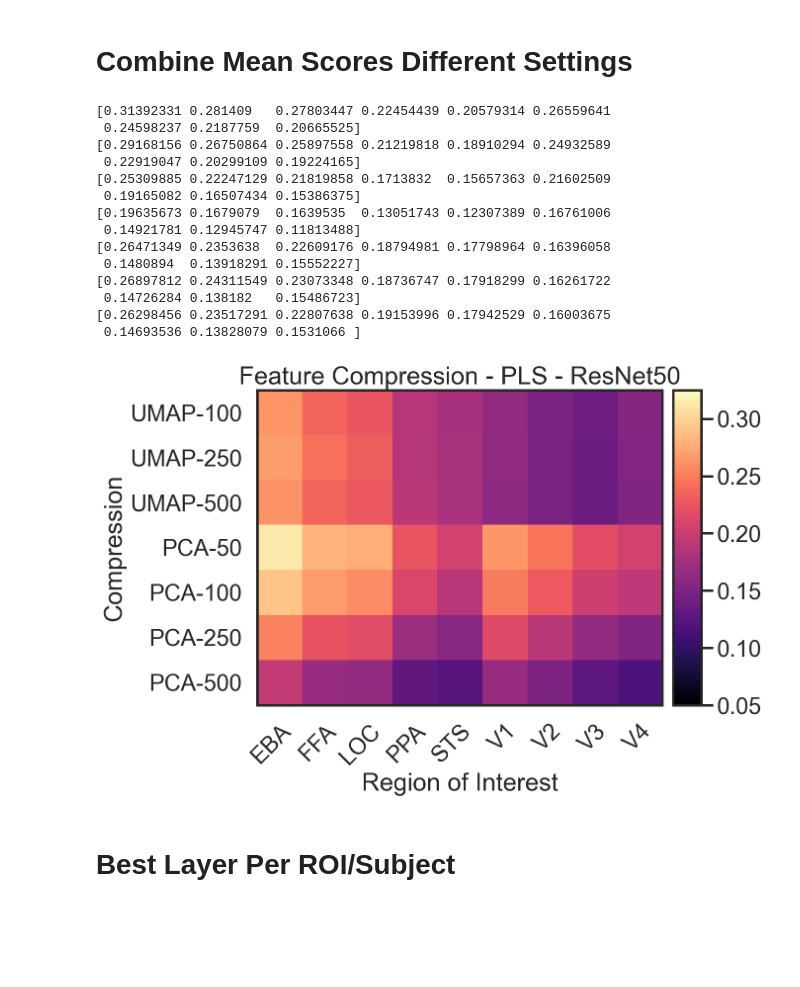
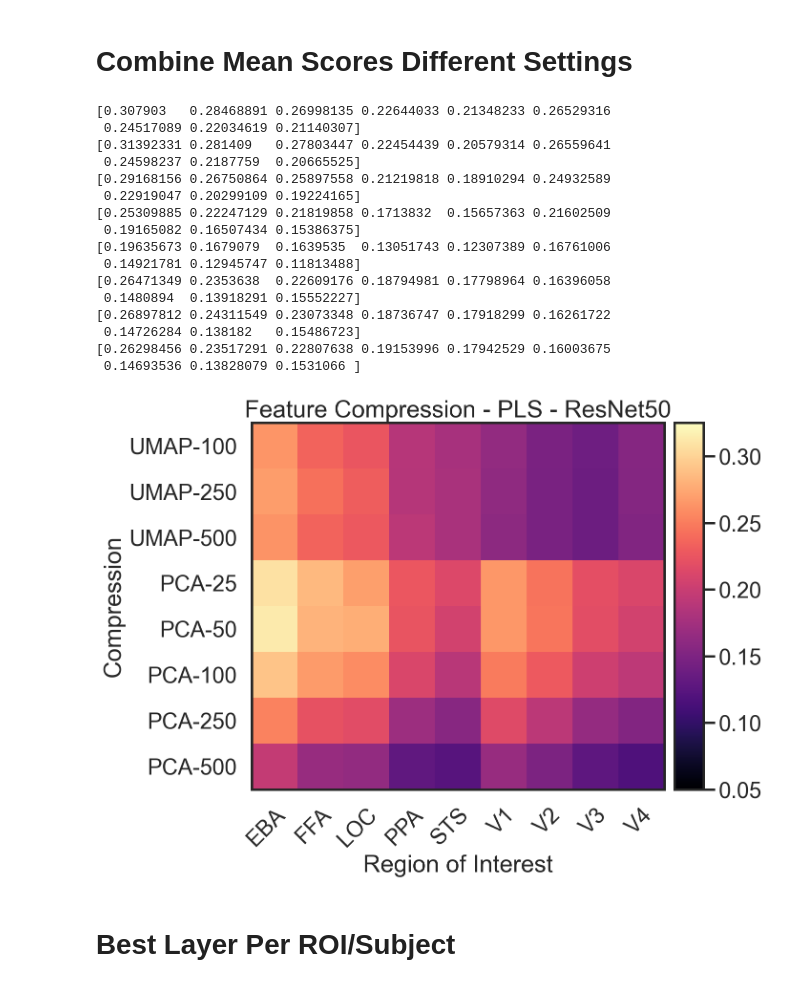
Before and after one commit to RobertTLange/algonauts-2021, a Jupyter notebook: notebooks/inspect_experiments.ipynb, the cells around one changed output. Saved outputs shown, nothing was run; the diff lists cells and outputs as text; code cells hidden in the pictures; blank space fills up the shorter version.

```diff
--- a/notebooks/inspect_experiments.ipynb
+++ b/notebooks/inspect_experiments.ipynb
@@ -83,11 +83,13 @@ plot_perf_per_layer(hyper_log, meta_log, num_bo_per_layer=25, num_layers=5, titl
 # %% [markdown]
 # Combine Mean Scores Different Settings
 # %%
+meta_log_25, hyper_log_25 = load_result_logs("../data/experiments/roi/pls_25_resnet50_bo_25")
 meta_log_50, hyper_log_50 = load_result_logs("../data/experiments/roi/pls_50_resnet50_bo_25")
 meta_log_100, hyper_log_100 = load_result_logs("../data/experiments/roi/pls_100_resnet50_bo_25")
 meta_log_250, hyper_log_250 = load_result_logs("../data/experiments/roi/pls_resnet50_bo_25")
 meta_log_500, hyper_log_500 = load_result_logs("../data/experiments/roi/pls_500_resnet50_bo_25")
 
+pca_25 = get_norm_score(hyper_log_25)
 pca_50 = get_norm_score(hyper_log_50)
 pca_100 = get_norm_score(hyper_log_100)
 pca_250 = get_norm_score(hyper_log_250)
@@ -101,6 +103,8 @@ umap_100 = get_norm_score(hyper_log_100)
 umap_250 = get_norm_score(hyper_log_250)
 umap_500 = get_norm_score(hyper_log_500)
 # %% [output]
+[0.307903   0.28468891 0.26998135 0.22644033 0.21348233 0.26529316
+ 0.24517089 0.22034619 0.21140307]
 [0.31392331 0.281409   0.27803447 0.22454439 0.20579314 0.26559641
  0.24598237 0.2187759  0.20665525]
 [0.29168156 0.26750864 0.25897558 0.21219818 0.18910294 0.24932589
@@ -116,15 +120,15 @@ umap_500 = get_norm_score(hyper_log_500)
 [0.26298456 0.23517291 0.22807638 0.19153996 0.17942529 0.16003675
  0.14693536 0.13828079 0.1531066 ]
 # %%
-range_y = ["PCA-500", "PCA-250", "PCA-100", "PCA-50", "UMAP-500", "UMAP-250", "UMAP-100",]
+range_y = ["PCA-500", "PCA-250", "PCA-100", "PCA-50", "PCA-25", "UMAP-500", "UMAP-250", "UMAP-100",]
 range_x = ["EBA", "FFA", "LOC", "PPA", "STS", "V1", "V2", "V3", "V4"]
 title = "Feature Compression - PLS - ResNet50"
 ylabel = "Compression"
-plot_combined_scores([umap_100, umap_250, umap_500, pca_50, pca_100, pca_250, pca_500],
+plot_combined_scores([umap_100, umap_250, umap_500, pca_25, pca_50, pca_100, pca_250, pca_500],
                      range_x, range_y, title, ylabel,
                      min_heat=0.05, max_heat=0.325)
 # %% [output]
-[figure, old version]
+[figure, new version]
 # %% [markdown]
 # Best Layer Per ROI/Subject
 # %%
```
Also changed, not shown: parts of 6 cells of this notebook, 14 other files.
